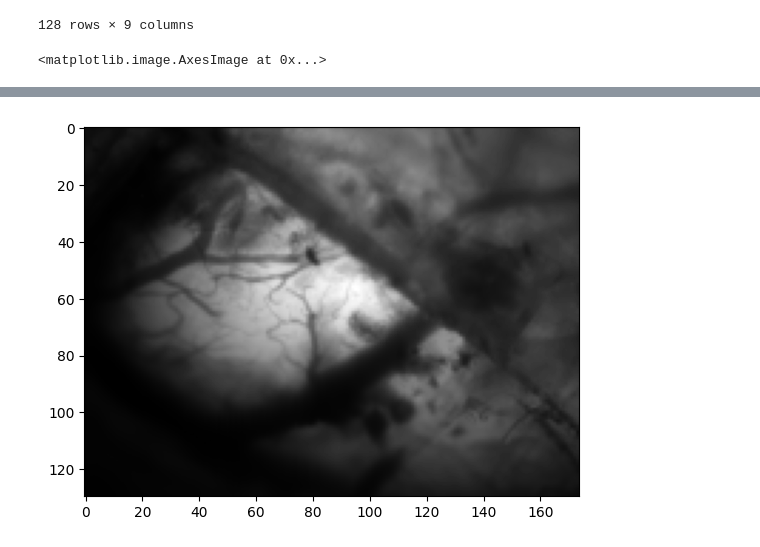
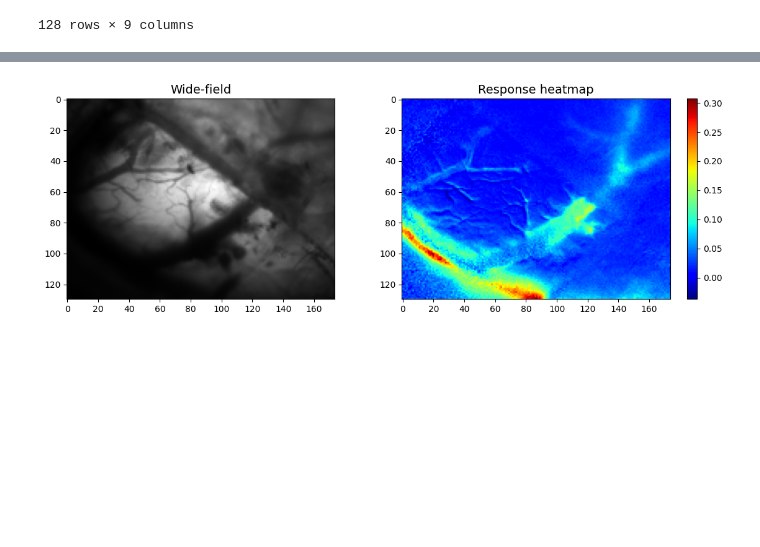
Before and after one commit to xiubert/pyFluo, a Jupyter notebook: src/analysis_exclusiveThres.ipynb, the cells around one changed output, grey strips where cells are left out. Drawn from its saved outputs; the diff is of its cells as text; code cells hidden in the pictures; blank space fills up the shorter version.

```diff
--- a/src/analysis_exclusiveThres.ipynb
+++ b/src/analysis_exclusiveThres.ipynb
@@ -166,20 +166,40 @@ df_drop
 | 127 | C:\Manoj Data\TL_B10_Mouse04\AA00... | C:\Manoj Data\TL_B10_Mouse04\AA0001 | C:\Manoj Data\TL_B10_Mouse04\AA00... | 6-64kHz_40dB_10000msTotal_Fs250kHz | 40.0 | postZX1 | 200 | 2023-10-11 18:05:37 | (130, 174) |
 128 rows × 9 columns
 # %%
-# show wide-field image
+# show wide-field image and response heatmap
 
 # specify experiment and sound intensity
-experiment = 0
+experiment = 0    # analyze the first mouse
 dB = 80
+
+# specify baseline and response time window
+t_base = (2.0, 3.0)
+t_resp = (3.3, 4.0)
 
 import numpy as np
 import matplotlib.pyplot as plt
+import lib.imgProcess as imgProcess
 from operator import itemgetter
 
+# get data from the first mouse
 expDir = df_drop['dir'].unique()[experiment]
+
+# all sound intensities, pre-ZX1
 # qcams = df_drop[(df_drop['dir']==expDir) & (df_drop['INJECTION']=='preZX1')]['qcam'].tolist()
+
+# 80 dB, pre-ZX1
 qcams = df_drop[(df_drop['dir']==expDir) & (df_drop['dB']==dB) & (df_drop['INJECTION']=='preZX1')]['qcam'].tolist()
 rawF = np.array(itemgetter(*qcams)(qcam2img))
-plt.imshow(rawF.mean(axis=(0,-1)),'gray')
+
+# calculate spatial dFF for response heatmap
+_, _, imgs, spatialDFF = imgProcess.qcams2roiTrace(qcams, t_baseline = t_base, t_temporalAvg = t_resp)
+
+fig,ax = plt.subplots(1,2,figsize=(12,4))
+ax[0].imshow(rawF.mean(axis=(0,-1)),'gray')
+respHeat = ax[1].imshow(spatialDFF, cmap='jet')
+ax[0].set_title("Wide-field", fontsize=14)
+ax[1].set_title("Response heatmap", fontsize=14)
+plt.colorbar(respHeat)
+plt.tight_layout()
+plt.show()
 # %% [output]
-<matplotlib.image.AxesImage at 0x...>
@@ -186,4 +211,4 @@ plt.imshow(rawF.mean(axis=(0,-1)),'gray')
-[figure, old version]
+[figure, new version]
 # %%
 # select ROI
 # input ROI vertex coordinates to create a square mask
```
Also changed, not shown: parts of 10 cells of this notebook, 1 other file.
